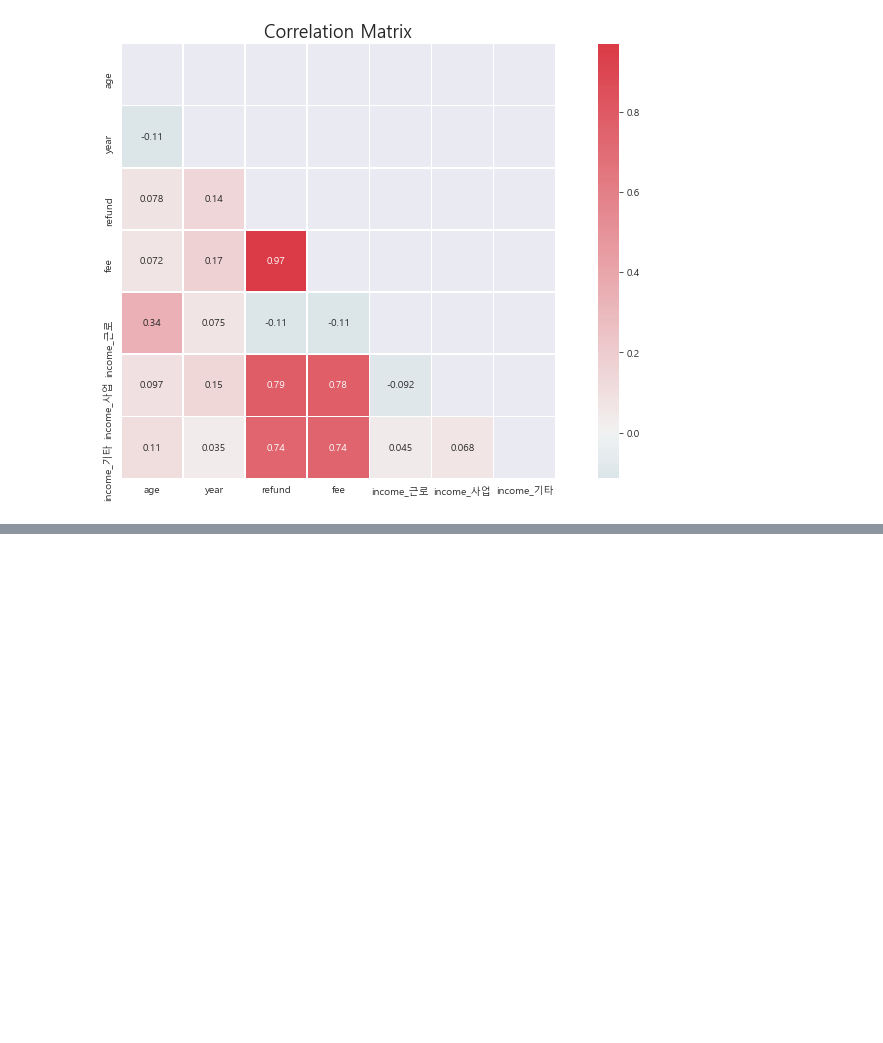
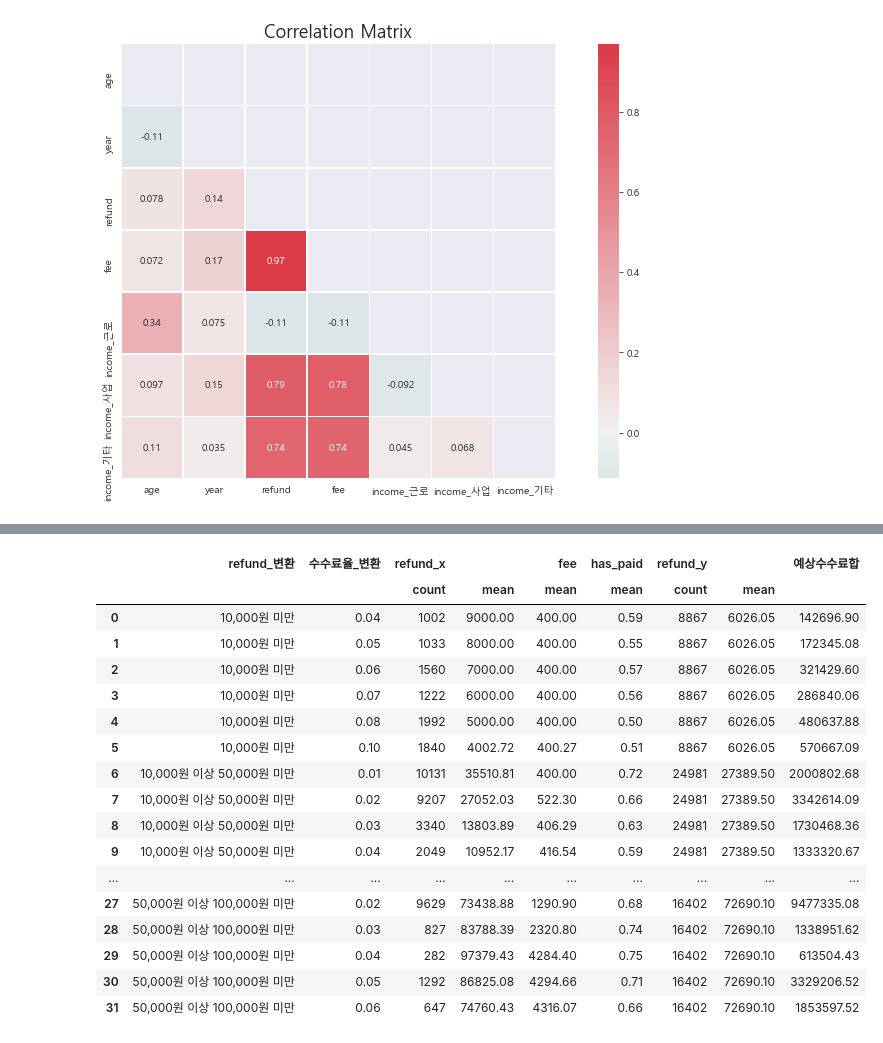
Before and after one commit to honeybeat1/team1_wanted_onboarding_2nd, a Jupyter notebook: Week2_정재훈/2021-자비스앤빌런즈_프리온보딩과제.ipynb, the cells around one changed output, grey strips where cells are left out. Cells and saved outputs as stored; diff of their text form; code cells hidden in the pictures; blank space fills up the shorter version.

Commit message:
환급액별 적정 수수료율  찾기 추가

```diff
--- a/Week2_정재훈/2021-자비스앤빌런즈_프리온보딩과제.ipynb
+++ b/Week2_정재훈/2021-자비스앤빌런즈_프리온보딩과제.ipynb
@@ -1412,0 +1691,33 @@ plt.show()
+# %%
+pd.options.display.float_format = '{:.2f}'.format
+# %%
+grouped_agg_reset_index_100over_merge['예상수수료합']= \
+grouped_agg_reset_index_100over_merge['refund_y','mean']*\
+grouped_agg_reset_index_100over_merge['수수료율_변환']*\
+grouped_agg_reset_index_100over_merge['refund_x','count']*\
+grouped_agg_reset_index_100over_merge['has_paid','mean']
+grouped_agg_reset_index_100over_merge
+
+# refund 금액 그룹별 평균 refund 금액 *
+# 수수료율 *
+# 수수료율별 건수 *
+# 수수료율별 결제비중
+# %% [output]
+|  | refund_변환 | 수수료율_변환 | refund_x |  | fee | has_paid | refund_y |  | 예상수수료합 |
+|  |  |  | count | mean | mean | mean | count | mean |  |
+| 0 | 10,000원 미만 | 0.04 | 1002 | 9000.00 | 400.00 | 0.59 | 8867 | 6026.05 | 142696.90 |
+| 1 | 10,000원 미만 | 0.05 | 1033 | 8000.00 | 400.00 | 0.55 | 8867 | 6026.05 | 172345.08 |
+| 2 | 10,000원 미만 | 0.06 | 1560 | 7000.00 | 400.00 | 0.57 | 8867 | 6026.05 | 321429.60 |
+| 3 | 10,000원 미만 | 0.07 | 1222 | 6000.00 | 400.00 | 0.56 | 8867 | 6026.05 | 286840.06 |
+| 4 | 10,000원 미만 | 0.08 | 1992 | 5000.00 | 400.00 | 0.50 | 8867 | 6026.05 | 480637.88 |
+| 5 | 10,000원 미만 | 0.10 | 1840 | 4002.72 | 400.27 | 0.51 | 8867 | 6026.05 | 570667.09 |
+| 6 | 10,000원 이상 50,000원 미만 | 0.01 | 10131 | 35510.81 | 400.00 | 0.72 | 24981 | 27389.50 | 2000802.68 |
+| 7 | 10,000원 이상 50,000원 미만 | 0.02 | 9207 | 27052.03 | 522.30 | 0.66 | 24981 | 27389.50 | 3342614.09 |
+| 8 | 10,000원 이상 50,000원 미만 | 0.03 | 3340 | 13803.89 | 406.29 | 0.63 | 24981 | 27389.50 | 1730468.36 |
+| 9 | 10,000원 이상 50,000원 미만 | 0.04 | 2049 | 10952.17 | 416.54 | 0.59 | 24981 | 27389.50 | 1333320.67 |
+| ... | ... | ... | ... | ... | ... | ... | ... | ... | ... |
+| 27 | 50,000원 이상 100,000원 미만 | 0.02 | 9629 | 73438.88 | 1290.90 | 0.68 | 16402 | 72690.10 | 9477335.08 |
+| 28 | 50,000원 이상 100,000원 미만 | 0.03 | 827 | 83788.39 | 2320.80 | 0.74 | 16402 | 72690.10 | 1338951.62 |
+| 29 | 50,000원 이상 100,000원 미만 | 0.04 | 282 | 97379.43 | 4284.40 | 0.75 | 16402 | 72690.10 | 613504.43 |
+| 30 | 50,000원 이상 100,000원 미만 | 0.05 | 1292 | 86825.08 | 4294.66 | 0.71 | 16402 | 72690.10 | 3329206.52 |
+| 31 | 50,000원 이상 100,000원 미만 | 0.06 | 647 | 74760.43 | 4316.07 | 0.66 | 16402 | 72690.10 | 1853597.52 |
```
Also changed, not shown: parts of 23 cells of this notebook.
